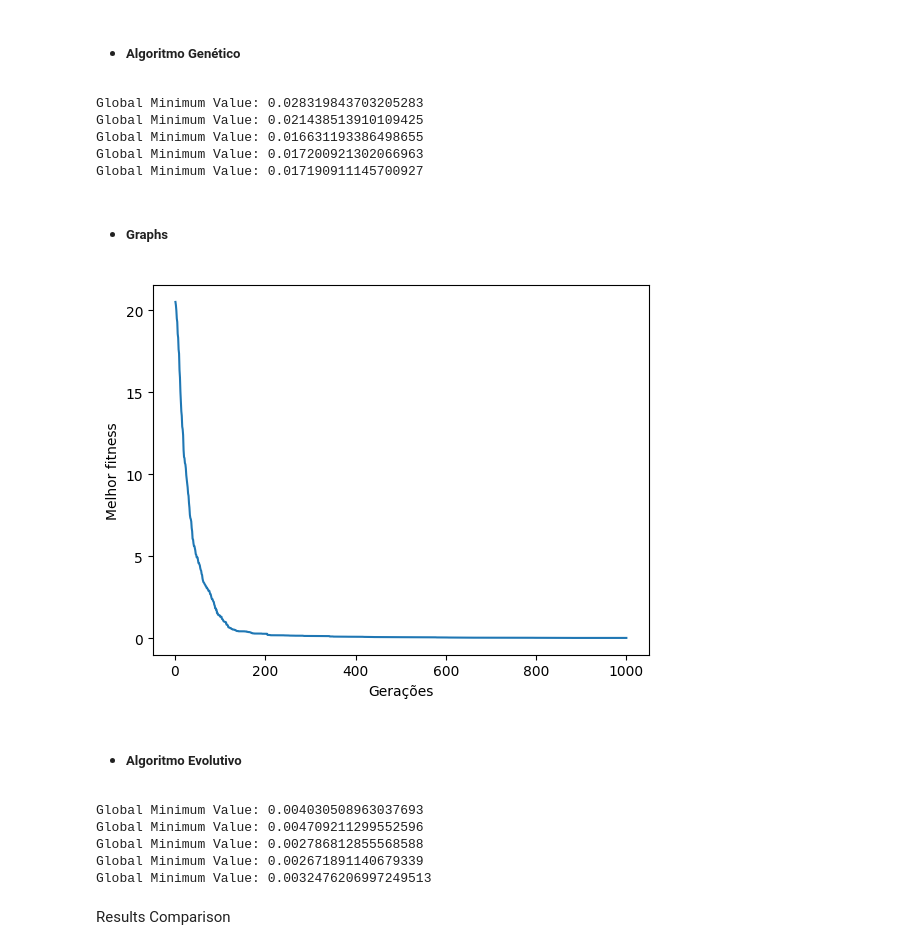
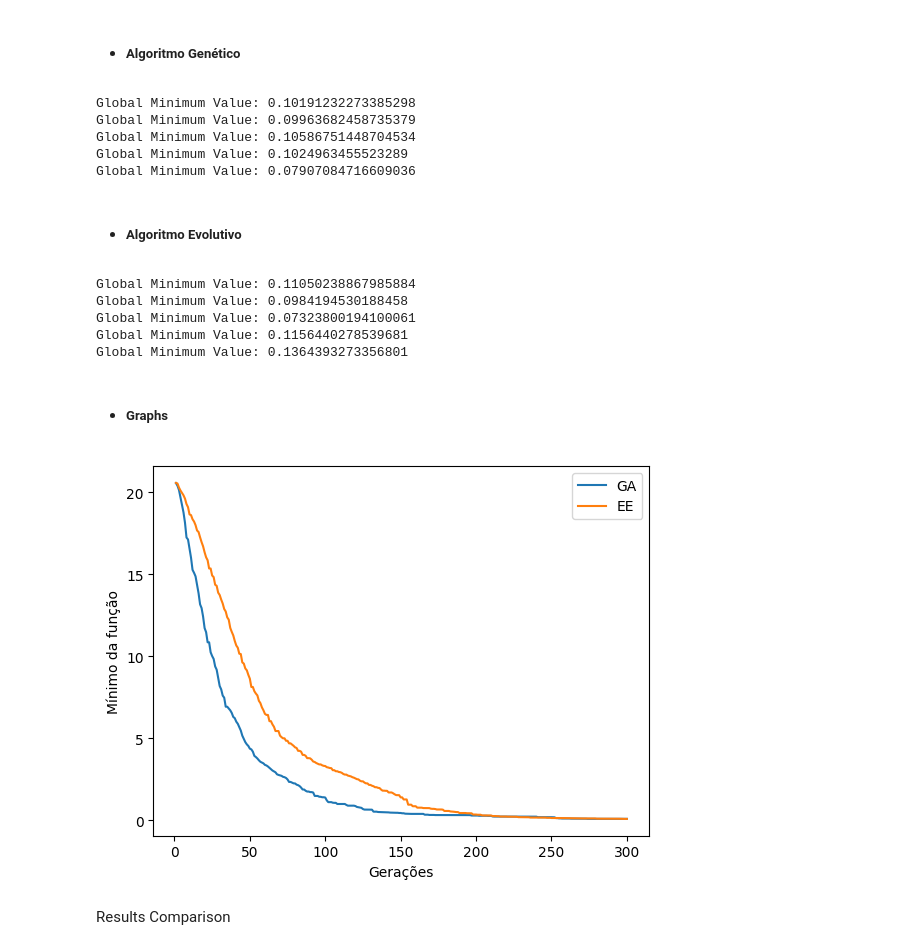
Before and after one commit to CaiolBarreto/function-optimization, a Jupyter notebook: main.ipynb, the cells around one changed output. Saved outputs shown, nothing was run; the diff lists cells and outputs as text; code cells hidden in the pictures.

Commit message:
feat: plot two line graph

```diff
--- a/main.ipynb
+++ b/main.ipynb
@@ -10,7 +10,7 @@ import numpy
 ### Constants
 # %%
 POPULATION_SIZE = 200
-NUM_GENERATIONS = 1000
+NUM_GENERATIONS = 300
 MUTATION_RATE = 0.2
 CROSSOVER_PROB = 0.7
 NUM_CHILDS = 20
@@ -41,49 +41,57 @@ params = {
 - ##### Algoritmo Genético
 # %%
 lower_min_global = float('inf')
-lower_min_fitness_array = []
+lower_min_fitness_ga = []
 
 for i in range(NUMBER_OF_EXECUTIONS):
-   global_min_value, best_generations_fitness_array = genetic_algorithm(**params)
+   global_min_value, best_generations_ga = genetic_algorithm(**params)
    ackley_min_values_genetic.append(global_min_value)
 
    if global_min_value < lower_min_global:
       lower_min_global = global_min_value
-      lower_min_fitness_array = best_generations_fitness_array
+      lower_min_fitness_ga = best_generations_ga
 # %% [output]
-Global Minimum Value: 0.028319843703205283
-Global Minimum Value: 0.021438513910109425
-Global Minimum Value: 0.016631193386498655
-Global Minimum Value: 0.017200921302066963
-Global Minimum Value: 0.017190911145700927
+Global Minimum Value: 0.10191232273385298
+Global Minimum Value: 0.09963682458735379
+Global Minimum Value: 0.10586751448704534
+Global Minimum Value: 0.1024963455523289
+Global Minimum Value: 0.07907084716609036
+# %% [markdown]
+- ##### Algoritmo Evolutivo
+# %%
+params.pop("crossover_prob")
+
+lower_min_global = float('inf')
+lower_min_fitness_ee = []
+
+for i in range(NUMBER_OF_EXECUTIONS):
+    global_min_value, best_generations_ee = evolution_strategy(**params)
+    ackley_min_values_evolutionary.append(global_min_value)
+
+    if global_min_value < lower_min_global:
+      lower_min_global = global_min_value
+      lower_min_fitness_ee = best_generations_ee
+# %% [output]
+Global Minimum Value: 0.11050238867985884
+Global Minimum Value: 0.0984194530188458
+Global Minimum Value: 0.07323800194100061
+Global Minimum Value: 0.1156440278539681
+Global Minimum Value: 0.1364393273356801
 # %% [markdown]
 - ##### Graphs
 # %%
 axis_value = [num for num in range(1, NUM_GENERATIONS + 1)]
 
-plt.plot(axis_value, lower_min_fitness_array)
+plt.plot(axis_value, lower_min_fitness_ga, label="GA")
+plt.plot(axis_value, lower_min_fitness_ee, label="EE")
 
 plt.xlabel('Gerações')
-plt.ylabel('Melhor fitness')
+plt.ylabel('Mínimo da função')
+plt.legend()
 
 plt.show()
 # %% [output]
-[figure, old version]
+[figure, new version]
-# %% [markdown]
-- ##### Algoritmo Evolutivo
-# %%
-params.pop("crossover_prob")
-params["mutation_rate"] = 0.8
-
-for i in range(NUMBER_OF_EXECUTIONS):
-    global_min_value = evolution_strategy(**params)
-    ackley_min_values_evolutionary.append(global_min_value)
-# %% [output]
-Global Minimum Value: 0.004030508963037693
-Global Minimum Value: 0.004709211299552596
-Global Minimum Value: 0.002786812855568588
-Global Minimum Value: 0.002671891140679339
-Global Minimum Value: 0.0032476206997249513
 # %% [markdown]
 Results Comparison
 # %%
```
Also changed, not shown: parts of 25 cells of this notebook, 1 other file.
